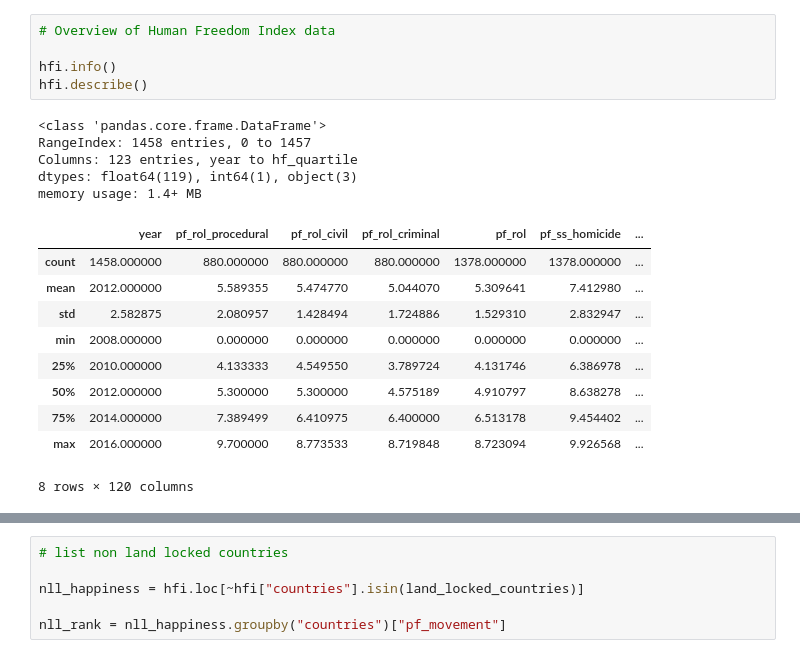
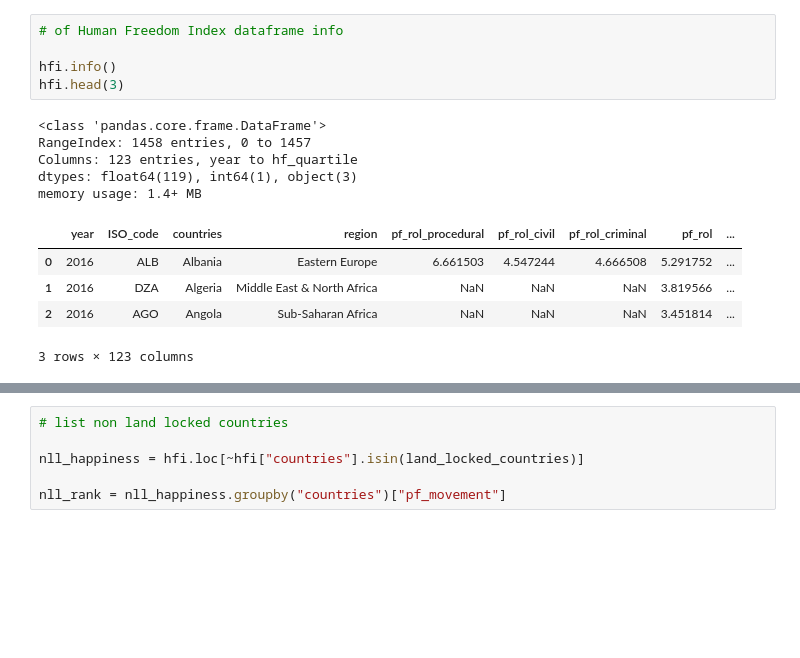
Before and after one commit to jbratcher/happiness_and_freedom, a Jupyter notebook: hfh_movement.ipynb, the cells around one changed output, grey strips where cells are left out. Drawn from its saved outputs; the diff is of its cells as text; blank space fills up the shorter version.

```diff
--- a/hfh_movement.ipynb
+++ b/hfh_movement.ipynb
@@ -71,21 +61,16 @@ whr_head = "SELECT * FROM 'World Happiness Report' LIMIT 5"
 # %%
-# Overview of Human Freedom Index data
+# of Human Freedom Index dataframe info
 
 hfi.info()
-hfi.describe()
+hfi.head(3)
 # %% [output]
 <class 'pandas.core.frame.DataFrame'>
 RangeIndex: 1458 entries, 0 to 1457
 Columns: 123 entries, year to hf_quartile
 dtypes: float64(119), int64(1), object(3)
 memory usage: 1.4+ MB
-|  | year | pf_rol_procedural | pf_rol_civil | pf_rol_criminal | pf_rol | pf_ss_homicide | ... |
-| count | 1458.000000 | 880.000000 | 880.000000 | 880.000000 | 1378.000000 | 1378.000000 | ... |
-| mean | 2012.000000 | 5.589355 | 5.474770 | 5.044070 | 5.309641 | 7.412980 | ... |
-| std | 2.582875 | 2.080957 | 1.428494 | 1.724886 | 1.529310 | 2.832947 | ... |
-| min | 2008.000000 | 0.000000 | 0.000000 | 0.000000 | 0.000000 | 0.000000 | ... |
-| 25% | 2010.000000 | 4.133333 | 4.549550 | 3.789724 | 4.131746 | 6.386978 | ... |
-| 50% | 2012.000000 | 5.300000 | 5.300000 | 4.575189 | 4.910797 | 8.638278 | ... |
-| 75% | 2014.000000 | 7.389499 | 6.410975 | 6.400000 | 6.513178 | 9.454402 | ... |
-| max | 2016.000000 | 9.700000 | 8.773533 | 8.719848 | 8.723094 | 9.926568 | ... |
+|  | year | ISO_code | countries | region | pf_rol_procedural | pf_rol_civil | pf_rol_criminal | pf_rol | ... |
+| 0 | 2016 | ALB | Albania | Eastern Europe | 6.661503 | 4.547244 | 4.666508 | 5.291752 | ... |
+| 1 | 2016 | DZA | Algeria | Middle East & North Africa | NaN | NaN | NaN | 3.819566 | ... |
+| 2 | 2016 | AGO | Angola | Sub-Saharan Africa | NaN | NaN | NaN | 3.451814 | ... |
-8 rows × 120 columns
+3 rows × 123 columns
```
Also changed, not shown: parts of 24 cells of this notebook.
